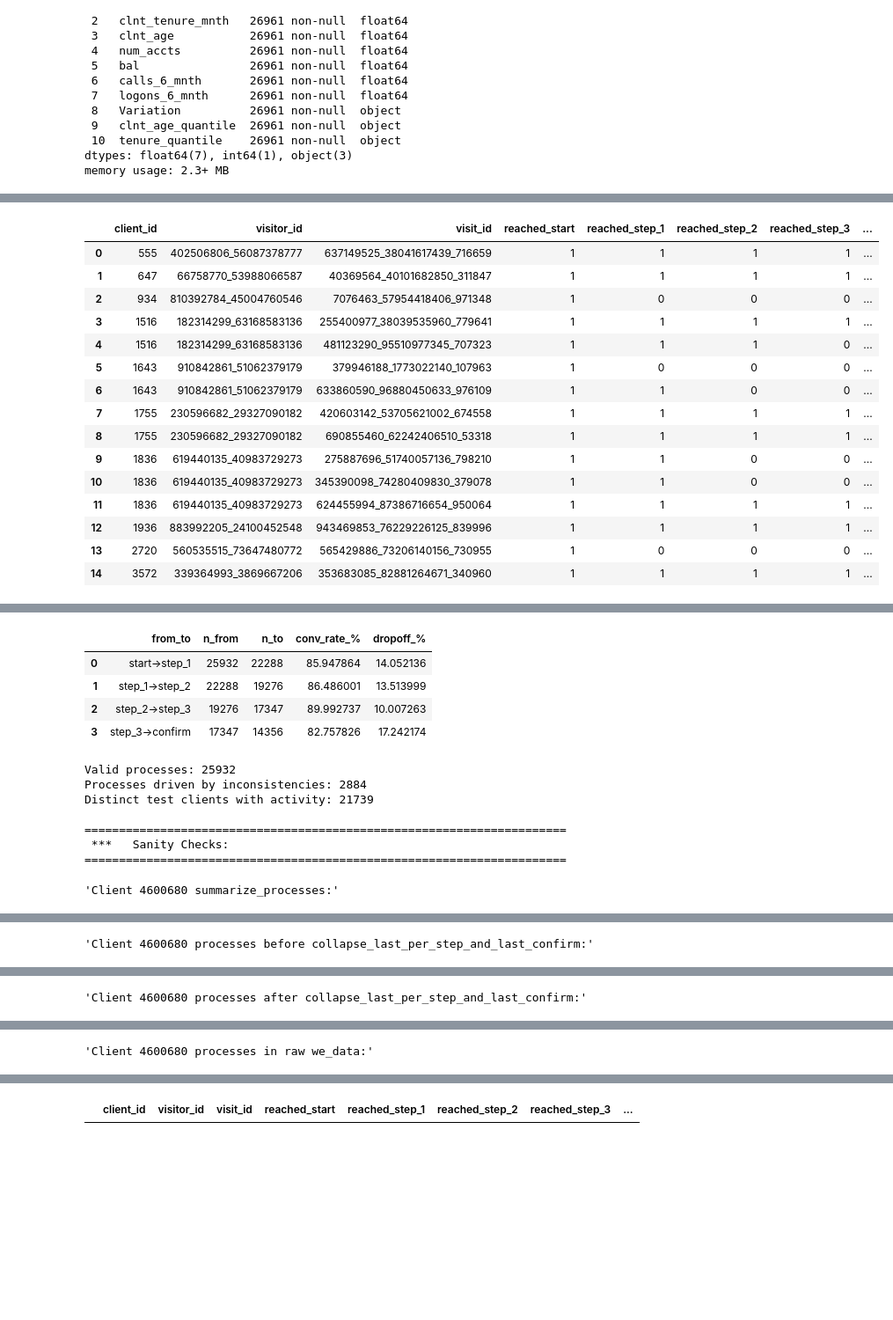
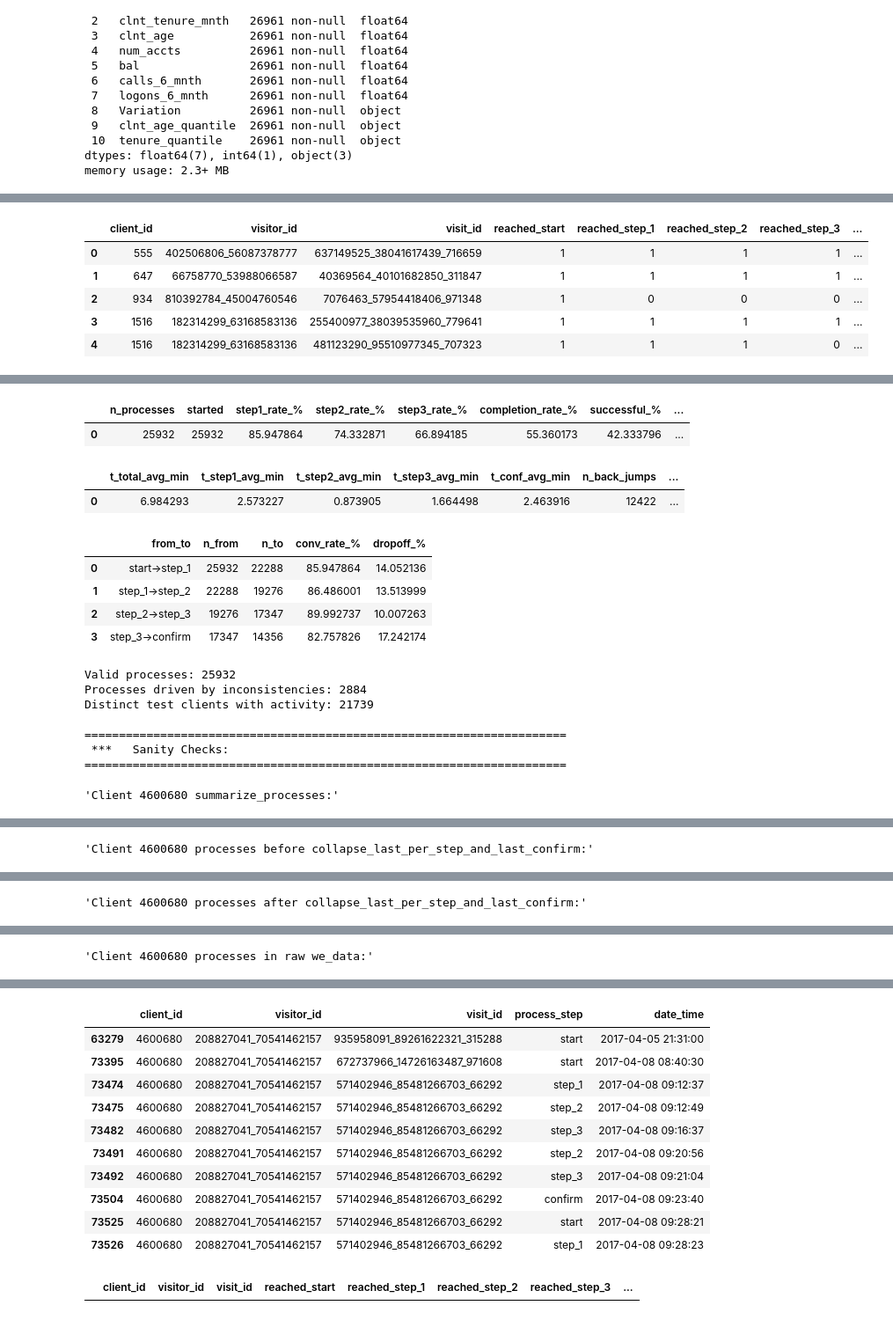
Before and after one commit to luispabloaiello-da/vanguard_project, a Jupyter notebook: notebooks/vanguard_funnel_kpis_.ipynb, the cells around one changed output, grey strips where cells are left out. Shown: that part at 88% size. Drawn from its saved outputs; the diff is of its cells as text; code cells hidden in the pictures; blank space fills up the shorter version.

```diff
--- a/notebooks/vanguard_funnel_kpis_.ipynb
+++ b/notebooks/vanguard_funnel_kpis_.ipynb
@@ -228,15 +228,16 @@ def kpis_from_processes(proc: pd.DataFrame) -> pd.DataFrame:
         'completed_with_errors_%'   : 100*(d['outcome'].eq('completed_with_errors').sum())/denom,
         'fail%'                     : 100*(d['outcome'].eq('fail').sum())/denom,
         't_total_avg_min'   : float(np.nanmean(d['t_total'])),
-        't_total_median_min'   : float(np.nanmedian(d['t_total'])),
+        # 't_total_median_min'   : float(np.nanmedian(d['t_total'])),
         't_step1_avg_min'   : float(np.nanmean(d['t_start_step1'])),
-        't_step1_median_min'   : float(np.nanmedian(d['t_start_step1'])),
+        # 't_step1_median_min'   : float(np.nanmedian(d['t_start_step1'])),
         't_step2_avg_min'   : float(np.nanmean(d['t_step1_step2'])),
-        't_step2_median_min'   : float(np.nanmedian(d['t_step1_step2'])),
+        # 't_step2_median_min'   : float(np.nanmedian(d['t_step1_step2'])),
         't_step3_avg_min'   : float(np.nanmean(d['t_step2_step3'])),
-        't_step3_median_min'   : float(np.nanmedian(d['t_step2_step3'])),
+        # 't_step3_median_min'   : float(np.nanmedian(d['t_step2_step3'])),
         't_conf_avg_min'    : float(np.nanmean(d['t_step3_conf'])),
-        't_conf_median_min'    : float(np.nanmedian(d['t_step3_conf'])),
+        # 't_conf_median_min'    : float(np.nanmedian(d['t_step3_conf'])),
+        'n_back_jumps'       : int(d['n_back_jumps'].sum()),
         'avg_back_jumps'       : float(d['n_back_jumps'].mean())
     }
     return pd.DataFrame([kpis])
@@ -342,8 +343,12 @@ proc_control_clean = set_negative_to_nan(proc_control_clean)
 kpis_control = kpis_from_processes(proc_control_clean)                        # KPIs
 dropoff_control = step_dropoff_table(proc_control_clean)
 
-display(proc_control_clean.head(15))
-display(kpis_control)
+display(proc_control_clean[['client_id', 'visitor_id', 'visit_id','reached_start','reached_step_1', 'reached_step_2', 'reached_step_3', 'reached_confirm','completed']].head(5))
+display(proc_control_clean[['client_id', 'visitor_id', 'visit_id','t_start_step1', 't_step1_step2', 't_step2_step3','t_step3_conf', 't_total', 'n_back_jumps', 'outcome']].head(5))
+# display(proc_control_clean.head(15))
+display(kpis_control[['n_processes', 'started', 'step1_rate_%', 'step2_rate_%','step3_rate_%', 'completion_rate_%', 'successful_%', 'completed_with_errors_%', 'fail%']])
+display(kpis_control[['t_total_avg_min', 't_step1_avg_min', 't_step2_avg_min', 't_step3_avg_min','t_conf_avg_min', 'n_back_jumps', 'avg_back_jumps']])
+# display(kpis_control)
 display(dropoff_control)
 
 print("Valid processes:", len(proc_control_clean))
@@ -361,8 +366,8 @@ print(f'\n======================================================================
 print(f' ***   Sanity Checks:')
 print(f'======================================================================')
 
-client_id=[613664]
-# client_id=[4079649, 4033851, 5305116, 1028, 69255]
+client_id=[81976]
+# client_id=[4079649, 4033851, 5305116, 1028, 69255, 613664, 21970, 81976]
 
 for id in (client_id):
       display(f"Client {id} summarize_processes:",
@@ -455,8 +467,12 @@ proc_test_clean = set_negative_to_nan(proc_test_clean)
 kpis_test = kpis_from_processes(proc_test_clean)                        # KPIs
 dropoff_test = step_dropoff_table(proc_test_clean)
 
-display(proc_test_clean.head(15))
-display(kpis_test)
+display(proc_test_clean[['client_id', 'visitor_id', 'visit_id','reached_start','reached_step_1', 'reached_step_2', 'reached_step_3', 'reached_confirm','completed']].head(5))
+display(proc_test_clean[['client_id', 'visitor_id', 'visit_id','t_start_step1', 't_step1_step2', 't_step2_step3','t_step3_conf', 't_total', 'n_back_jumps', 'outcome']].head(5))
+# display(proc_test_clean.head(15))
+display(kpis_test[['n_processes', 'started', 'step1_rate_%', 'step2_rate_%','step3_rate_%', 'completion_rate_%', 'successful_%', 'completed_with_errors_%', 'fail%']])
+display(kpis_test[['t_total_avg_min', 't_step1_avg_min', 't_step2_avg_min', 't_step3_avg_min','t_conf_avg_min', 'n_back_jumps', 'avg_back_jumps']])
+# display(kpis_test)
 display(dropoff_test)
 
 print("Valid processes:", len(proc_test_clean))
@@ -472,40 +488,30 @@ proc_test_anomalies.to_csv(config['output_data']['file11'], index=False, sep=","
 
 print(f'\n======================================================================')
 print(f' ***   Sanity Checks:')
 print(f'======================================================================')
 
 client_id=[4600680]
 # client_id=[7230446, 555, 984576]
 
 for id in (client_id):
       display(f"Client {id} summarize_processes:",
             proc_test_clean[proc_test_clean['client_id'] == id])
 
       display(f"Client {id} processes before collapse_last_per_step_and_last_confirm:",
             wf_test[wf_test['client_id'] == id].sort_values(by=['date_time'],ascending=True))
 
       display(f"Client {id} processes after collapse_last_per_step_and_last_confirm:",
             wf2_test[wf2_test['client_id'] == id].sort_values(by=['date_time'],ascending=True))
 
       # display(f"Client {id} processes:",
       #       proc_test_clean[proc_test_clean['client_id']==id][KEY+['completed','n_back_jumps','outcome','t_total']])
 
       display(f"Client {id} processes in raw we_data:",
             df_web_data_test[df_web_data_test['client_id'] == id].sort_values(by='date_time'))
 # %% [output]
 |  | client_id | visitor_id | visit_id | reached_start | reached_step_1 | reached_step_2 | reached_step_3 | ... |
 | 0 | 555 | 402506806_56087378777 | 637149525_38041617439_716659 | 1 | 1 | 1 | 1 | ... |
 | 1 | 647 | 66758770_53988066587 | 40369564_40101682850_311847 | 1 | 1 | 1 | 1 | ... |
 | 2 | 934 | 810392784_45004760546 | 7076463_57954418406_971348 | 1 | 0 | 0 | 0 | ... |
 | 3 | 1516 | 182314299_63168583136 | 255400977_38039535960_779641 | 1 | 1 | 1 | 1 | ... |
 | 4 | 1516 | 182314299_63168583136 | 481123290_95510977345_707323 | 1 | 1 | 1 | 0 | ... |
-| 5 | 1643 | 910842861_51062379179 | 379946188_1773022140_107963 | 1 | 0 | 0 | 0 | ... |
-| 6 | 1643 | 910842861_51062379179 | 633860590_96880450633_976109 | 1 | 1 | 0 | 0 | ... |
-| 7 | 1755 | 230596682_29327090182 | 420603142_53705621002_674558 | 1 | 1 | 1 | 1 | ... |
-| 8 | 1755 | 230596682_29327090182 | 690855460_62242406510_53318 | 1 | 1 | 1 | 1 | ... |
-| 9 | 1836 | 619440135_40983729273 | 275887696_51740057136_798210 | 1 | 1 | 0 | 0 | ... |
-| 10 | 1836 | 619440135_40983729273 | 345390098_74280409830_379078 | 1 | 1 | 0 | 0 | ... |
-| 11 | 1836 | 619440135_40983729273 | 624455994_87386716654_950064 | 1 | 1 | 1 | 1 | ... |
-| 12 | 1936 | 883992205_24100452548 | 943469853_76229226125_839996 | 1 | 1 | 1 | 1 | ... |
-| 13 | 2720 | 560535515_73647480772 | 565429886_73206140156_730955 | 1 | 0 | 0 | 0 | ... |
-| 14 | 3572 | 339364993_3869667206 | 353683085_82881264671_340960 | 1 | 1 | 1 | 1 | ... |
@@ -514,8 +524,12 @@ for id in (client_id):
-|  | from_to | n_from | n_to | conv_rate_% | dropoff_% |
-| 0 | start→step_1 | 25932 | 22288 | 85.947864 | 14.052136 |
-| 1 | step_1→step_2 | 22288 | 19276 | 86.486001 | 13.513999 |
-| 2 | step_2→step_3 | 19276 | 17347 | 89.992737 | 10.007263 |
-| 3 | step_3→confirm | 17347 | 14356 | 82.757826 | 17.242174 |
+|  | n_processes | started | step1_rate_% | step2_rate_% | step3_rate_% | completion_rate_% | successful_% | ... |
+| 0 | 25932 | 25932 | 85.947864 | 74.332871 | 66.894185 | 55.360173 | 42.333796 | ... |
+|  | t_total_avg_min | t_step1_avg_min | t_step2_avg_min | t_step3_avg_min | t_conf_avg_min | n_back_jumps | ... |
+| 0 | 6.984293 | 2.573227 | 0.873905 | 1.664498 | 2.463916 | 12422 | ... |
+|  | from_to | n_from | n_to | conv_rate_% | dropoff_% |
+| 0 | start→step_1 | 25932 | 22288 | 85.947864 | 14.052136 |
+| 1 | step_1→step_2 | 22288 | 19276 | 86.486001 | 13.513999 |
+| 2 | step_2→step_3 | 19276 | 17347 | 89.992737 | 10.007263 |
+| 3 | step_3→confirm | 17347 | 14356 | 82.757826 | 17.242174 |
 Valid processes: 25932
 Processes driven by inconsistencies: 2884
 Distinct test clients with activity: 21739
@@ -563,3 +566,14 @@ Distinct test clients with activity: 21739
+|  | client_id | visitor_id | visit_id | process_step | date_time |
+| 63279 | 4600680 | 208827041_70541462157 | 935958091_89261622321_315288 | start | 2017-04-05 21:31:00 |
+| 73395 | 4600680 | 208827041_70541462157 | 672737966_14726163487_971608 | start | 2017-04-08 08:40:30 |
+| 73474 | 4600680 | 208827041_70541462157 | 571402946_85481266703_66292 | step_1 | 2017-04-08 09:12:37 |
+| 73475 | 4600680 | 208827041_70541462157 | 571402946_85481266703_66292 | step_2 | 2017-04-08 09:12:49 |
+| 73482 | 4600680 | 208827041_70541462157 | 571402946_85481266703_66292 | step_3 | 2017-04-08 09:16:37 |
+| 73491 | 4600680 | 208827041_70541462157 | 571402946_85481266703_66292 | step_2 | 2017-04-08 09:20:56 |
+| 73492 | 4600680 | 208827041_70541462157 | 571402946_85481266703_66292 | step_3 | 2017-04-08 09:21:04 |
+| 73504 | 4600680 | 208827041_70541462157 | 571402946_85481266703_66292 | confirm | 2017-04-08 09:23:40 |
+| 73525 | 4600680 | 208827041_70541462157 | 571402946_85481266703_66292 | start | 2017-04-08 09:28:21 |
+| 73526 | 4600680 | 208827041_70541462157 | 571402946_85481266703_66292 | step_1 | 2017-04-08 09:28:23 |
 # %%
 proc_test_clean[proc_test_clean['t_step3_conf']<0]
 # %% [output]
```
Also changed, not shown: parts of 3 cells of this notebook, 7 other files.
